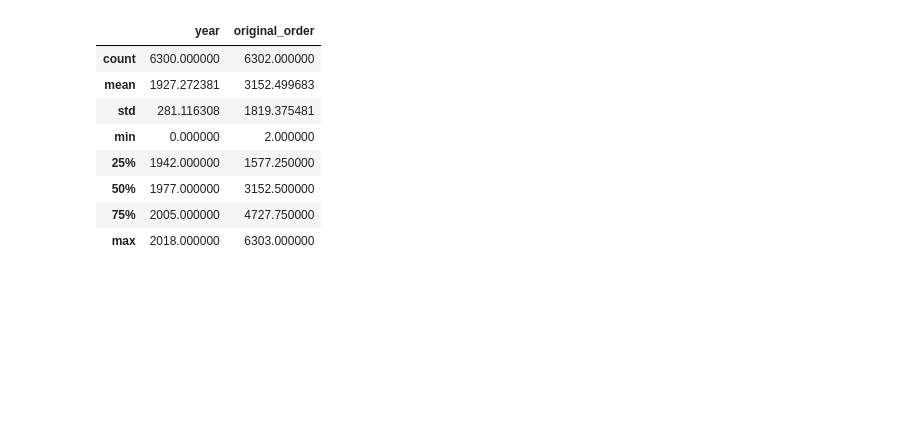
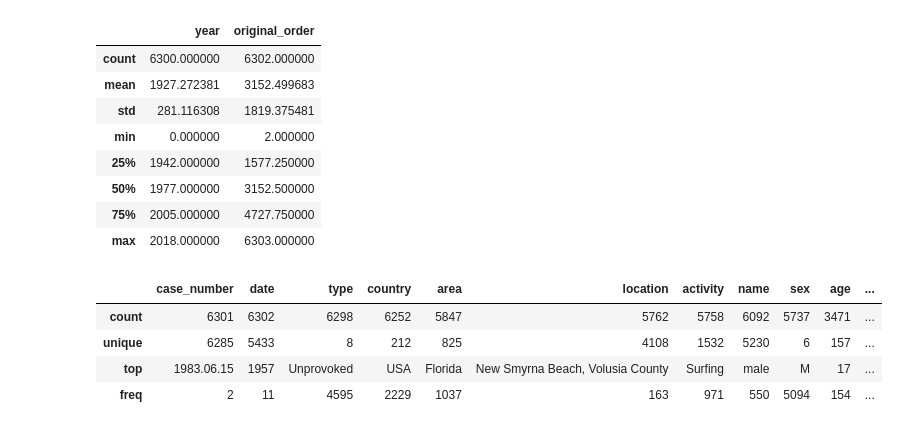
Before and after one commit to cascaschatz/SharkAttack, a Jupyter notebook: Limpeza de Dados.ipynb, the cells around one changed output. Saved outputs shown, nothing was run; the diff lists cells and outputs as text; code cells hidden in the pictures; blank space fills up the shorter version.

```diff
--- a/Limpeza de Dados.ipynb
+++ b/Limpeza de Dados.ipynb
@@ -143,0 +119,8 @@ shark.head(2000)
+# %%
+shark.select_dtypes(include='object').describe()
+# %% [output]
+|  | case_number | date | type | country | area | location | activity | name | sex | age | ... |
+| count | 6301 | 6302 | 6298 | 6252 | 5847 | 5762 | 5758 | 6092 | 5737 | 3471 | ... |
+| unique | 6285 | 5433 | 8 | 212 | 825 | 4108 | 1532 | 5230 | 6 | 157 | ... |
+| top | 1983.06.15 | 1957 | Unprovoked | USA | Florida | New Smyrna Beach, Volusia County | Surfing | male | M | 17 | ... |
+| freq | 2 | 11 | 4595 | 2229 | 1037 | 163 | 971 | 550 | 5094 | 154 | ... |
```
Also changed, not shown: parts of 49 cells of this notebook, 1 other file.
